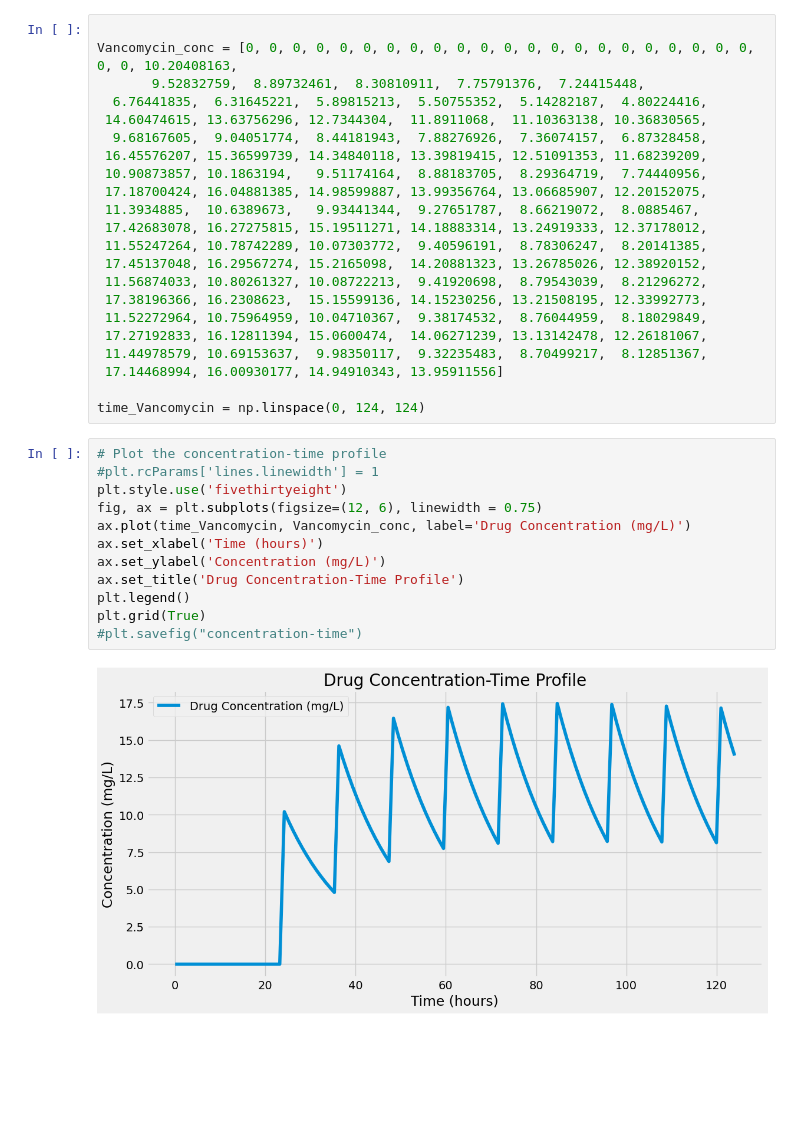
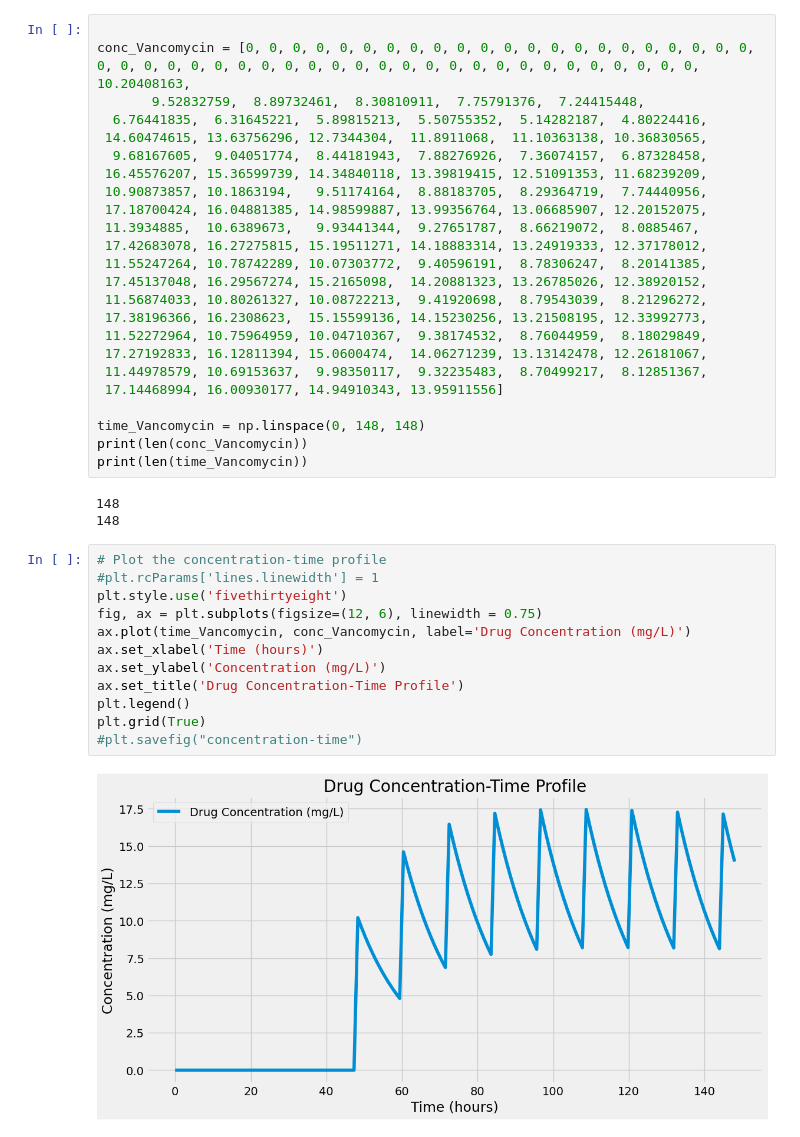
Before and after one commit to jacobkammer/Antibiotic_Resistance_Models, a Jupyter notebook: Model_Vancomycin.ipynb, the cells around one changed output. Cells and saved outputs as stored; diff of their text form; blank space fills up the shorter version.

```diff
--- a/Model_Vancomycin.ipynb
+++ b/Model_Vancomycin.ipynb
@@ -37,6 +37,6 @@ conc = concentration(time, D, V, Ke, tau)
 # %%
 
-Vancomycin_conc = [0, 0, 0, 0, 0, 0, 0, 0, 0, 0, 0, 0, 0, 0, 0, 0, 0, 0, 0, 0, 0, 0, 0, 0, 10.20408163,
+conc_Vancomycin = [0, 0, 0, 0, 0, 0, 0, 0, 0, 0, 0, 0, 0, 0, 0, 0, 0, 0, 0, 0, 0, 0, 0, 0, 0, 0, 0, 0, 0, 0, 0, 0, 0, 0, 0, 0, 0, 0, 0, 0, 0, 0, 0, 0, 0, 0, 0, 0, 10.20408163,
        9.52832759,  8.89732461,  8.30810911,  7.75791376,  7.24415448,
   6.76441835,  6.31645221,  5.89815213,  5.50755352,  5.14282187,  4.80224416,
  14.60474615, 13.63756296, 12.7344304,  11.8911068,  11.10363138, 10.36830565,
@@ -55,18 +55,23 @@ Vancomycin_conc = [0, 0, 0, 0, 0, 0, 0, 0, 0, 0, 0, 0, 0, 0, 0, 0, 0, 0, 0, 0, 0
  11.44978579, 10.69153637,  9.98350117,  9.32235483,  8.70499217,  8.12851367,
  17.14468994, 16.00930177, 14.94910343, 13.95911556]
 
-time_Vancomycin = np.linspace(0, 124, 124)
+time_Vancomycin = np.linspace(0, 148, 148)
+print(len(conc_Vancomycin))
+print(len(time_Vancomycin))
+# %% [output]
+148
+148
 # %%
 # Plot the concentration-time profile
 #plt.rcParams['lines.linewidth'] = 1
 plt.style.use('fivethirtyeight')
 fig, ax = plt.subplots(figsize=(12, 6), linewidth = 0.75)
-ax.plot(time_Vancomycin, Vancomycin_conc, label='Drug Concentration (mg/L)')
+ax.plot(time_Vancomycin, conc_Vancomycin, label='Drug Concentration (mg/L)')
 ax.set_xlabel('Time (hours)')
 ax.set_ylabel('Concentration (mg/L)')
 ax.set_title('Drug Concentration-Time Profile')
 plt.legend()
 plt.grid(True)
 #plt.savefig("concentration-time")
 # %% [output]
-[figure, old version]
+[figure, new version]
```
Also changed, not shown: parts of 7 cells of this notebook, 2 other files.
